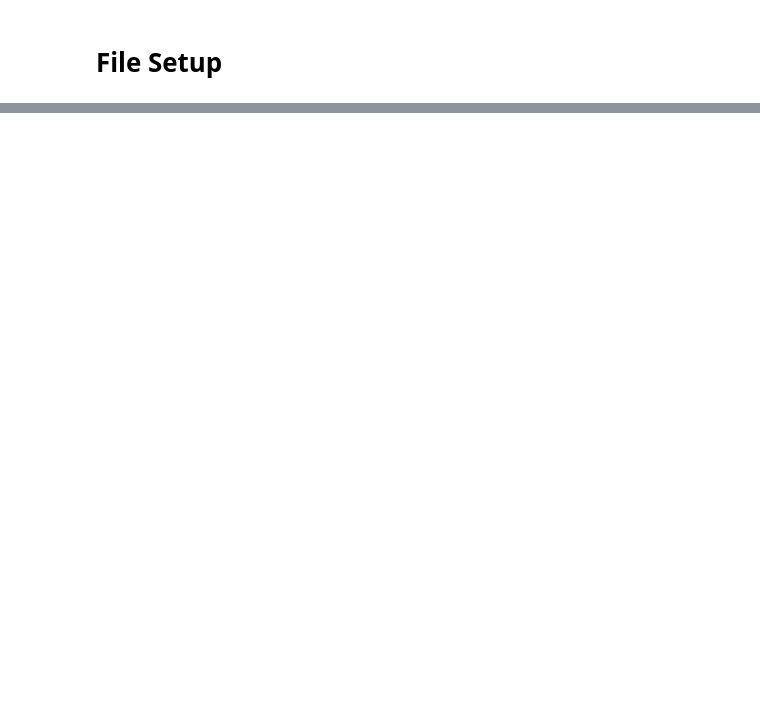
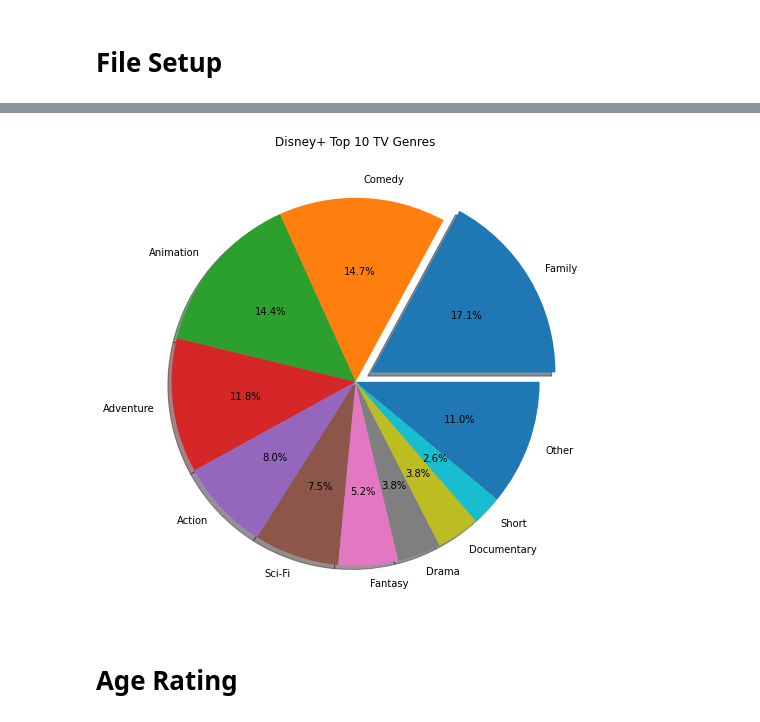
Before and after one commit to benmxnguyen/streaming-service-analysis-and-offer-characterization, a Jupyter notebook: Disney+ (Chris)/disney_analysis.ipynb, the cells around one changed output, grey strips where cells are left out. Saved outputs shown, nothing was run; the diff lists cells and outputs as text; code cells hidden in the pictures; blank space fills up the shorter version.

```diff
--- a/Disney+ (Chris)/disney_analysis.ipynb
+++ b/Disney+ (Chris)/disney_analysis.ipynb
@@ -99,0 +43,4 @@ Reveal if there is a schedule or a popular time to add movies for (maybe they ad
+# %%
+#extract function to pull out categorical data
+def extract(df, input_column):
+    return df.loc[:, input_column].dropna(axis = 0).str.split(',', expand = False).tolist()
@@ -99,0 +167,15 @@ Reveal if there is a schedule or a popular time to add movies for (maybe they ad
+# %%
+#variables
+explosion_values = [0.1,0,0,0,0,0,0,0,0,0,0]
+
+#plotting
+plt.figure(figsize = (7,7))
+plt.title("Disney+ Top 10 TV Genres")
+# plt.xlabel("TV Shows")
+plt.pie(genre_tv.values.tolist(), labels = genre_tv.index.tolist(), explode = explosion_values, autopct = '%1.1f%%', shadow = True)
+plt.tight_layout()
+plt.savefig("Images/Genres2.png")
+# %% [output]
+[figure, added]
+# %% [markdown]
+# Age Rating
```
Also changed, not shown: parts of 32 cells of this notebook, 19 other files.
